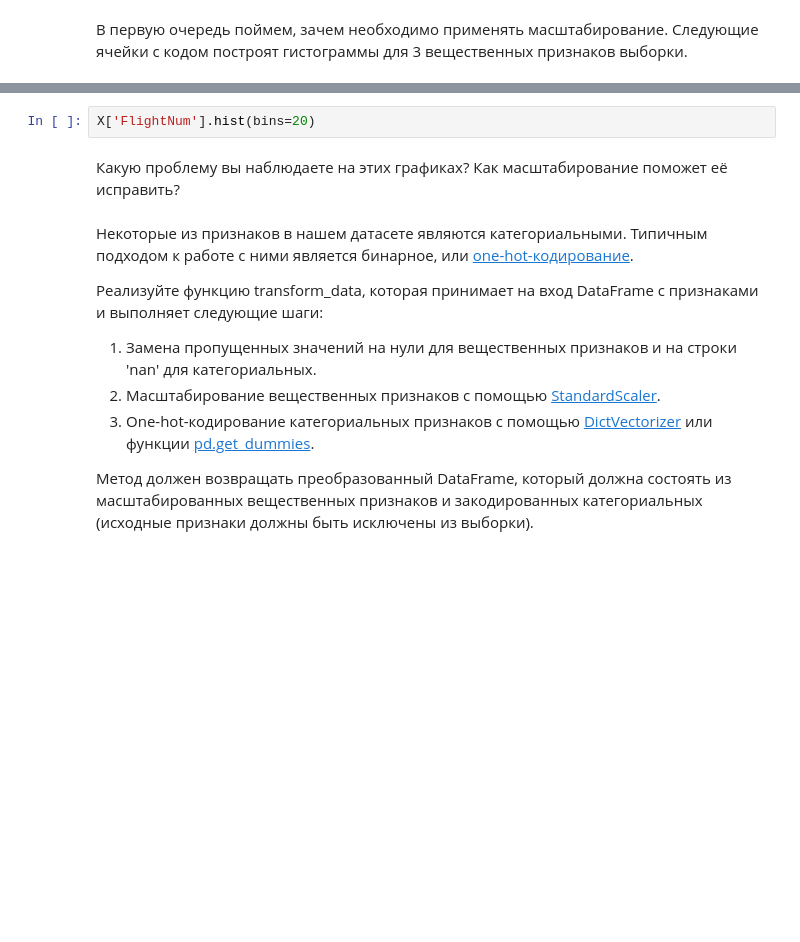
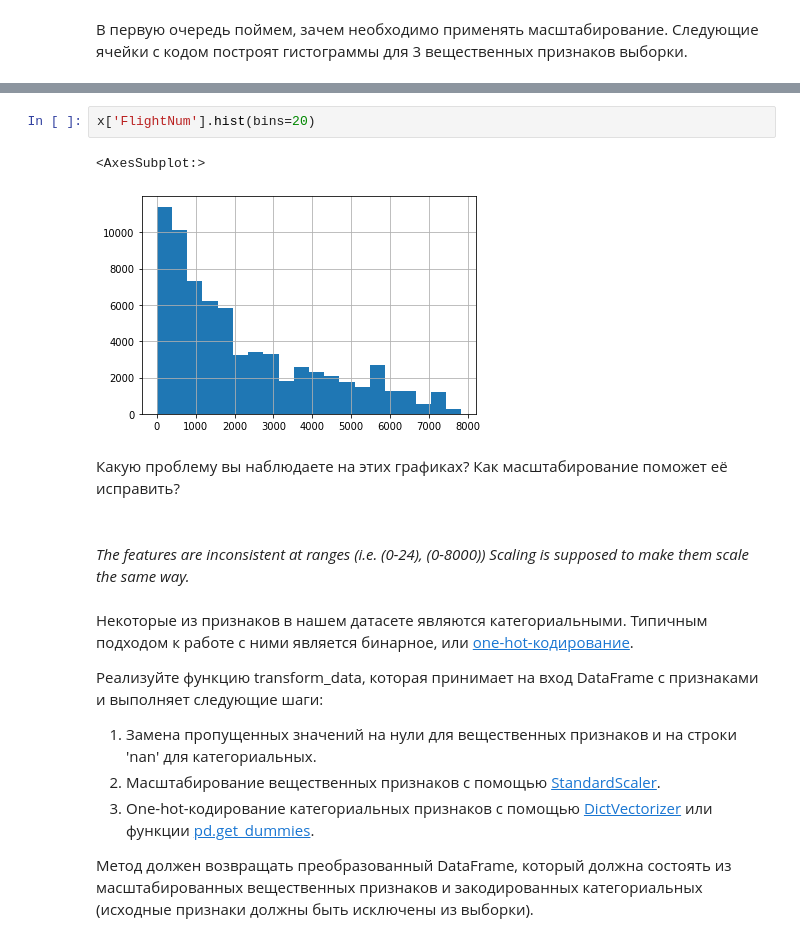
Before and after one commit to creepymorties/data-analysis-labs, a Jupyter notebook: homework-practice-01-linregr.ipynb, the cells around one changed output, grey strips where cells are left out. Saved outputs shown, nothing was run; the diff lists cells and outputs as text; blank space fills up the shorter version.

Commit message:
work linear. scaling

```diff
--- a/homework-practice-01-linregr.ipynb
+++ b/homework-practice-01-linregr.ipynb
@@ -401,7 +467,13 @@ X['TaxiIn'].hist(bins=20)
 # %%
-X['FlightNum'].hist(bins=20)
+x['FlightNum'].hist(bins=20)
+# %% [output]
+<AxesSubplot:>
+[figure, added]
 # %% [markdown]
 Какую проблему вы наблюдаете на этих графиках? Как масштабирование поможет её исправить?
+# %% [markdown]
+<br>*The features are inconsistent at ranges (i.e. (0-24), (0-8000))</br>
+Scaling is supposed to make them scale the same way.*
 # %% [markdown]
 Некоторые из признаков в нашем датасете являются категориальными. Типичным подходом к работе с ними является бинарное, или [one-hot-кодирование](https://en.wikipedia.org/wiki/One-hot).
 
```
Also changed, not shown: parts of 9 cells of this notebook.
